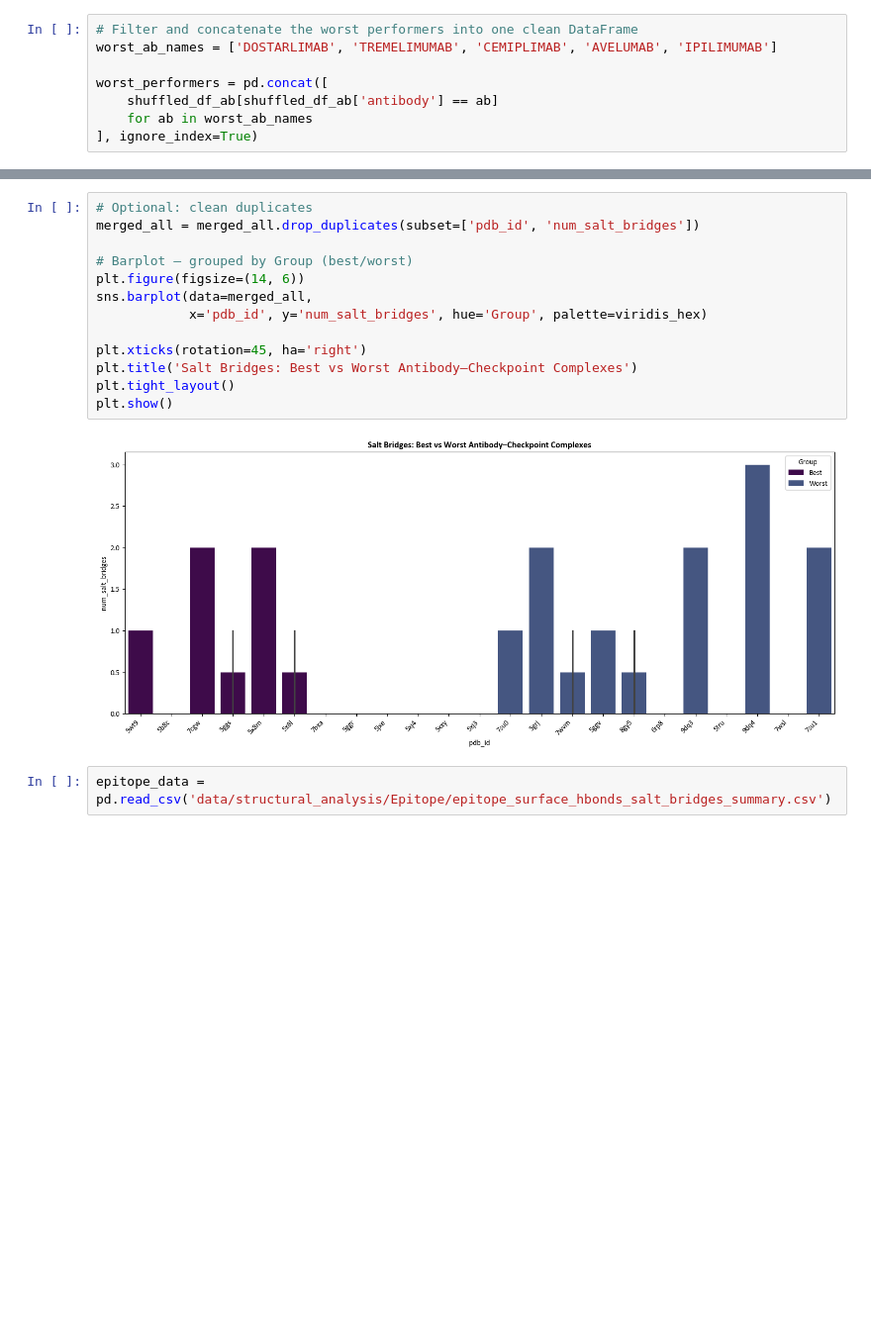
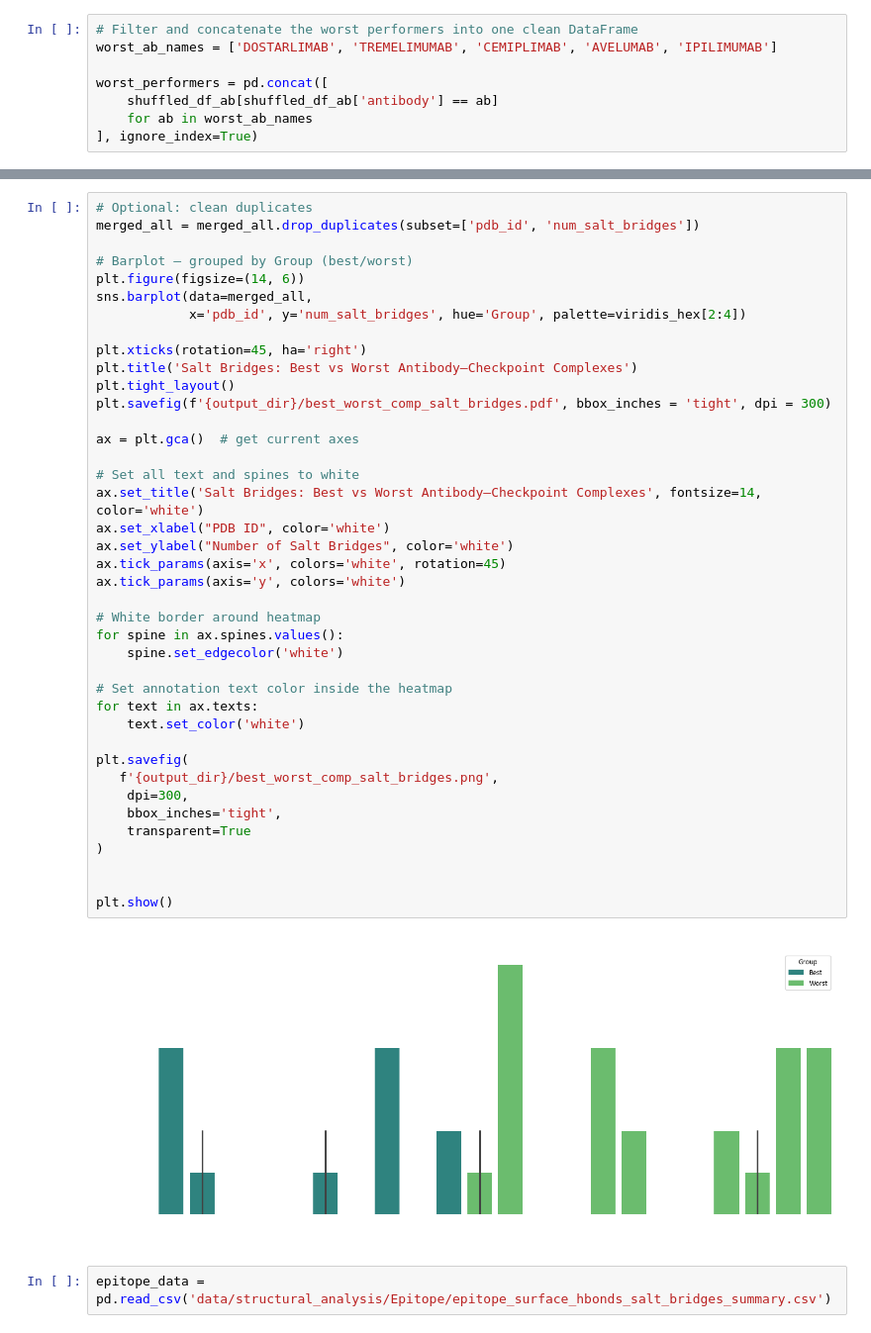
Before and after one commit to datascience-2025-group4/group04-team01, a Jupyter notebook: Clinical_data.ipynb, the cells around one changed output, grey strips where cells are left out. Shown at 99% size. Drawn from its saved outputs; the diff is of its cells as text; blank space fills up the shorter version.

Commit message:
plot cleanup

```diff
--- a/Clinical_data.ipynb
+++ b/Clinical_data.ipynb
@@ -287,18 +287,45 @@ plt.show()
 # %%
 # Optional: clean duplicates
 merged_all = merged_all.drop_duplicates(subset=['pdb_id', 'num_salt_bridges'])
 
 # Barplot — grouped by Group (best/worst)
 plt.figure(figsize=(14, 6))
 sns.barplot(data=merged_all,
-            x='pdb_id', y='num_salt_bridges', hue='Group', palette=viridis_hex)
+            x='pdb_id', y='num_salt_bridges', hue='Group', palette=viridis_hex[2:4])
 
 plt.xticks(rotation=45, ha='right')
 plt.title('Salt Bridges: Best vs Worst Antibody–Checkpoint Complexes')
 plt.tight_layout()
+plt.savefig(f'{output_dir}/best_worst_comp_salt_bridges.pdf', bbox_inches = 'tight', dpi = 300)
+
+ax = plt.gca()  # get current axes
+
+# Set all text and spines to white
+ax.set_title('Salt Bridges: Best vs Worst Antibody–Checkpoint Complexes', fontsize=14, color='white')
+ax.set_xlabel("PDB ID", color='white')
+ax.set_ylabel("Number of Salt Bridges", color='white')
+ax.tick_params(axis='x', colors='white', rotation=45)
+ax.tick_params(axis='y', colors='white')
+
+# White border around heatmap
+for spine in ax.spines.values():
+    spine.set_edgecolor('white')
+
+# Set annotation text color inside the heatmap
+for text in ax.texts:
+    text.set_color('white')
+
+plt.savefig(
+   f'{output_dir}/best_worst_comp_salt_bridges.png',
+    dpi=300,
+    bbox_inches='tight',
+    transparent=True
+)
+
+
 plt.show()
 # %% [output]
-[figure, old version]
+[figure, new version]
 # %%
 epitope_data = pd.read_csv('data/structural_analysis/Epitope/epitope_surface_hbonds_salt_bridges_summary.csv')
 # %%
```
Also changed, not shown: parts of 4 cells of this notebook, 6 other files.
